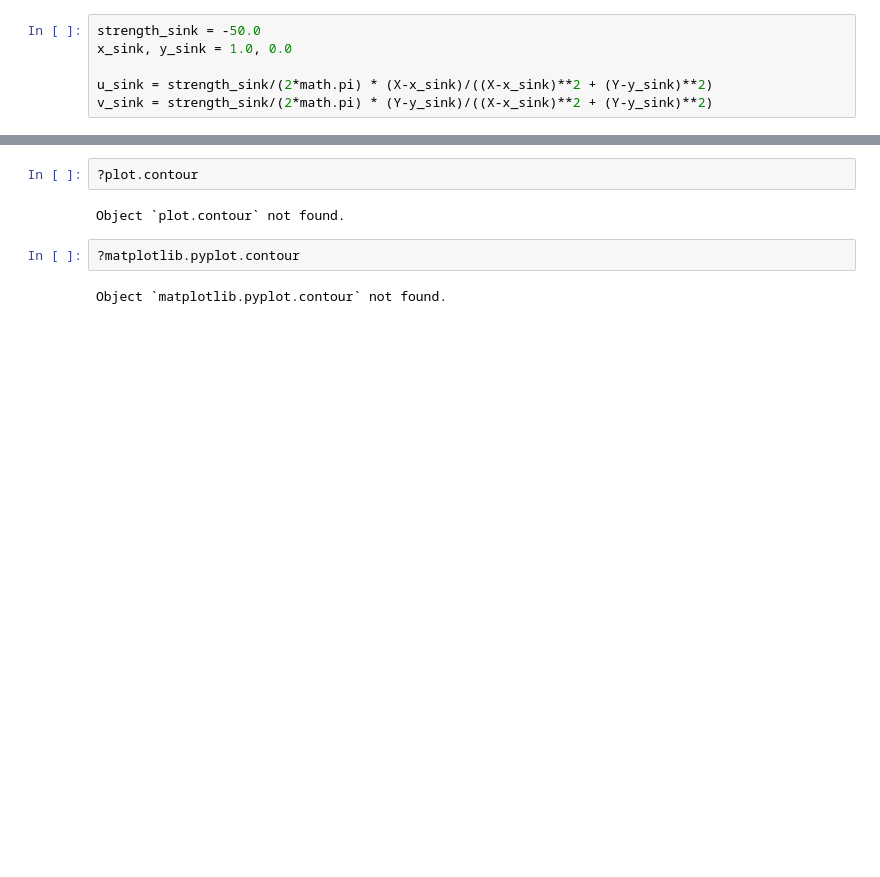
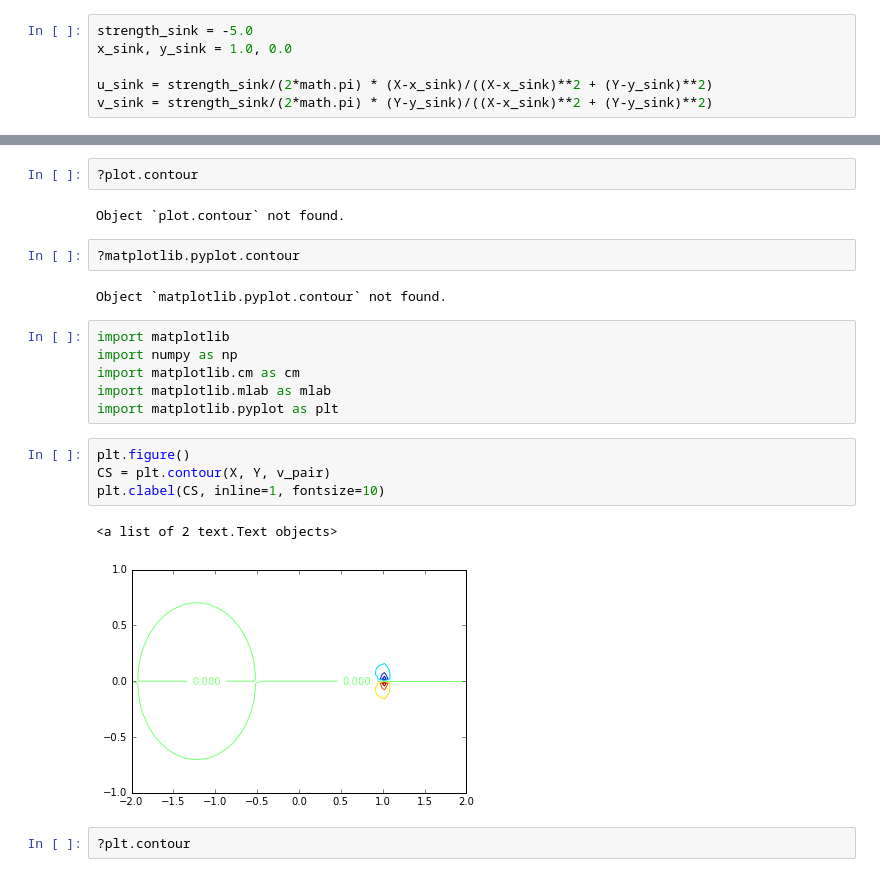
Before and after one commit to cinozeng/mae6226-work, a Jupyter notebook: Lesson_1.ipynb, the cells around one changed output, grey strips where cells are left out. Drawn from its saved outputs; the diff is of its cells as text; blank space fills up the shorter version.

```diff
--- a/Lesson_1.ipynb
+++ b/Lesson_1.ipynb
@@ -63,7 +63,7 @@ pyplot.scatter(x_source, y_source, color='#CD2305', s=80, marker='o',linewidth=0
 # %% [output]
 [figure]
 # %%
-strength_sink = -50.0
+strength_sink = -5.0
 x_sink, y_sink = 1.0, 0.0
 
 u_sink = strength_sink/(2*math.pi) * (X-x_sink)/((X-x_sink)**2 + (Y-y_sink)**2)
@@ -105,3 +105,18 @@ Object `plot.contour` not found.
 ?matplotlib.pyplot.contour
 # %% [output]
 Object `matplotlib.pyplot.contour` not found.
+# %%
+import matplotlib
+import numpy as np
+import matplotlib.cm as cm
+import matplotlib.mlab as mlab
+import matplotlib.pyplot as plt
+# %%
+plt.figure()
+CS = plt.contour(X, Y, v_pair)
+plt.clabel(CS, inline=1, fontsize=10)
+# %% [output]
+<a list of 2 text.Text objects>
+[figure, added]
+# %%
+?plt.contour
```
